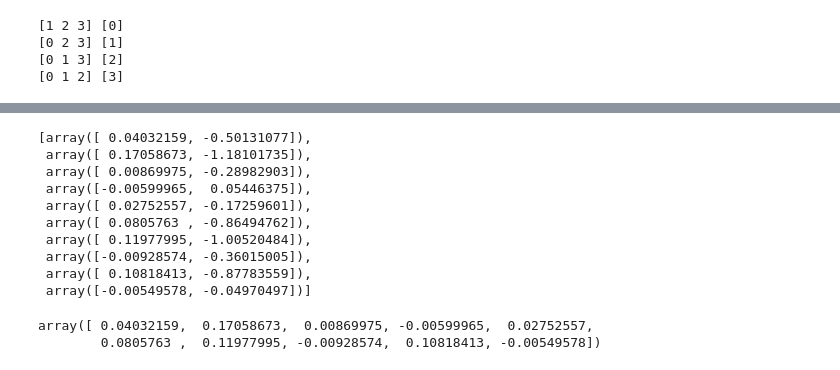
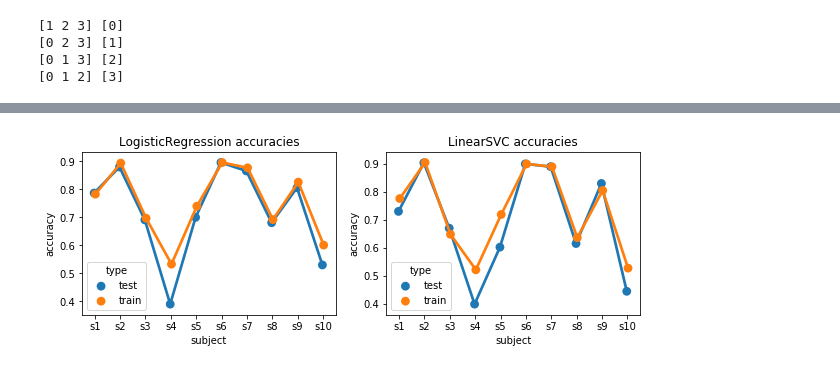
Before and after one commit to mariliisvelner/ofc-analysis, a Jupyter notebook: regression_analysis.ipynb, the cells around one changed output, grey strips where cells are left out. Drawn from its saved outputs; the diff is of its cells as text; code cells hidden in the pictures.

```diff
--- a/regression_analysis.ipynb
+++ b/regression_analysis.ipynb
@@ -118,6 +90,3 @@ X_norm.head()
 # %%
 df = X['Risky.Bet.Amount']
 df_norm = (df - df.mean()) / (df.max() - df.min())
-# %%
-y = df[df['choice.class'] != 'Timeout']['choice.class'].replace('Gamble', 1).replace('Safebet', 0)
-y.head()
@@ -260,20 +231,27 @@ def cross_validation(X, y, model, k=5):
         X_test = X.iloc[idx_te]
         y_test = y.iloc[idx_te]
 
-        if model == "LR":
+        if model == LR:
             logr = LogisticRegression()
             logr.fit(X_train, y_train)
             test_accuracies.append(logr.score(X_test, y_test))
             train_accuracies.append(logr.score(X_train, y_train))
             X_weights.append(logr.coef_)
 
-        elif model == "LSVC":
+        elif model == LSVC:
             lsvc = LinearSVC()
             lsvc.fit(X_train, y_train)
             test_accuracies.append(lsvc.score(X_test, y_test))
             train_accuracies.append(lsvc.score(X_train, y_train))
             X_weights.append(lsvc.coef_)
 
+        elif model == NUSVC:
+            nusvc = NuSVC()
+            nusvc.fit(X_train, y_train)
+            test_accuracies.append(nusvc.score(X_test, y_test))
+            train_accuracies.append(nusvc.score(X_train, y_train))
+#             X_weights.append(nusvc.coef_)  # coef_ only available with a linear kernel
+
     mean_test = round(np.array(test_accuracies).mean(), 3)
     mean_train = round(np.array(train_accuracies).mean(), 3)
 
@@ -345,0 +280,2 @@ Model LR, mean test acc 0.521000, train acc 0.592000
+# %%
+results = test_models(data, [LR, LSVC])
@@ -346,14 +320,16 @@ Model LR, mean test acc 0.521000, train acc 0.592000
 # %%
-def plot_LR_LSVC_accs(test_accs_LR, train_accs_LR, test_accs_LSVC, train_accs_LSVC):
-    fig, axes = plt.subplots(1, 2, figsize=(10, 3))
+def plot_model_accs(results, plot_title=None):
+    rows = round(len(results) / 2)
+    fig, axes = plt.subplots(rows, 2, figsize=(10, 3 * rows))
     axes = axes.flatten()
 
-    data1 = pd.DataFrame({"subject": SUBJECTS + SUBJECTS, "accuracy": test_accs_LR + train_accs_LR,
-                             "type": np.append(np.repeat("test", len(SUBJECTS)), np.repeat("train", len(SUBJECTS)))})
-    sns.pointplot(x="subject", y="accuracy", hue="type", data=data1, dodge=True, ax=axes[0]).set(
-        title="Logistic regression accuracies")
+    models = list(results.keys())
+    for i in range(len(results)):
+        m = models[i] # model name
+        data = pd.DataFrame({"subject": SUBJECTS + SUBJECTS, "accuracy": results[m]["test_accs"] + results[m]["train_accs"],
+                                 "type": np.append(np.repeat("test", len(SUBJECTS)), np.repeat("train", len(SUBJECTS)))})
+        sns.pointplot(x="subject", y="accuracy", hue="type", data=data, dodge=True, ax=axes[i]).set(
+            title="%s accuracies" % m)
 
-    data2 = pd.DataFrame({"subject": SUBJECTS + SUBJECTS, "accuracy": test_accs_LSVC + train_accs_LSVC,
-                             "type": np.append(np.repeat("test", len(SUBJECTS)), np.repeat("train", len(SUBJECTS)))})
-    sns.pointplot(x="subject", y="accuracy", hue="type", data=data2, dodge=True, ax=axes[1]).set(
-        title="Linear SVC accuracies")
+    if plot_title != None:
+        fig.savefig(plot_title + ".png", bbox_inches='tight')
@@ -368,18 +336,4 @@ plot_LR_LSVC_accs(test_accs_LR_n, train_accs_LR_n, test_accs_LSVC_n, train_accs_
-# %%
-mean_coefs_LR
-# %% [output]
-[array([ 0.04032159, -0.50131077]),
- array([ 0.17058673, -1.18101735]),
- array([ 0.00869975, -0.28982903]),
- array([-0.00599965,  0.05446375]),
- array([ 0.02752557, -0.17259601]),
- array([ 0.0805763 , -0.86494762]),
- array([ 0.11977995, -1.00520484]),
- array([-0.00928574, -0.36015005]),
- array([ 0.10818413, -0.87783559]),
- array([-0.00549578, -0.04970497])]
-# %%
-np.array(mean_coefs_LR)[:, 0]
-# %% [output]
-array([ 0.04032159,  0.17058673,  0.00869975, -0.00599965,  0.02752557,
-        0.0805763 ,  0.11977995, -0.00928574,  0.10818413, -0.00549578])
+# %%
+plot_model_accs(results, "LR_LSVC_accs")
+# %% [output]
+[figure, added]
```
Also changed, not shown: parts of 23 cells of this notebook, 3 other files.
